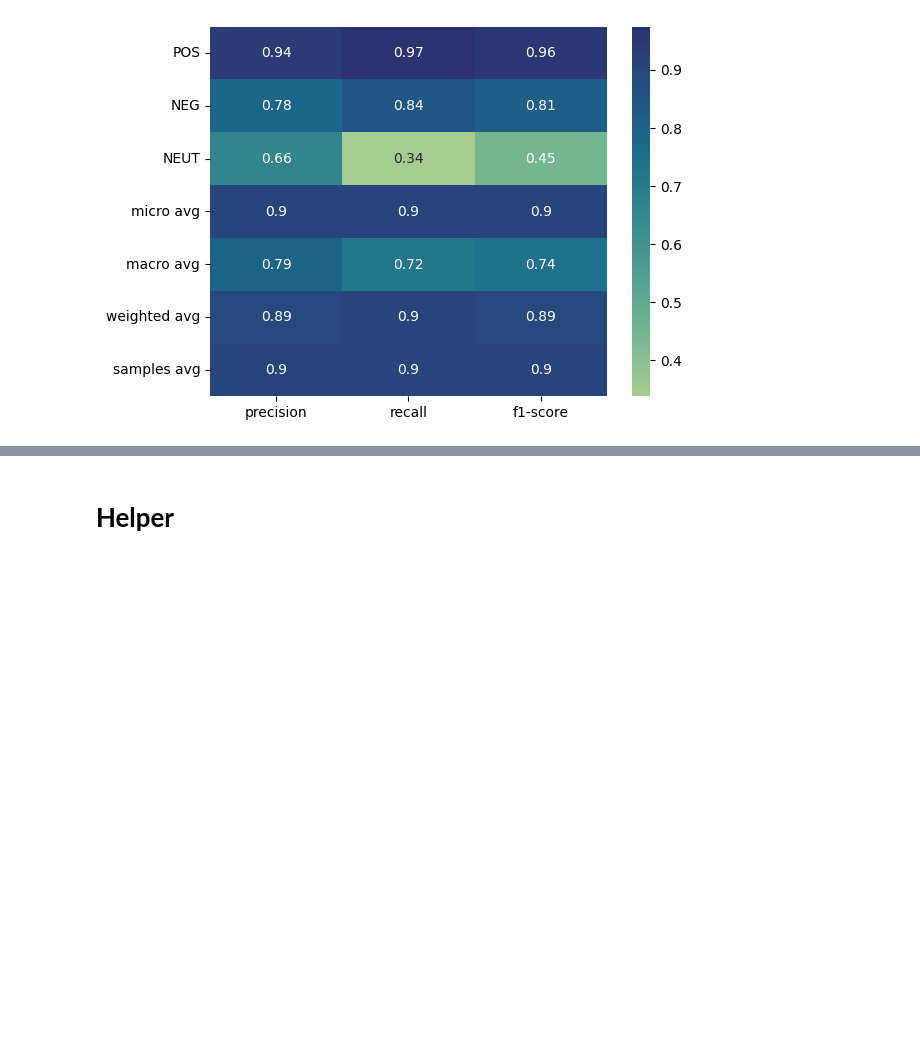
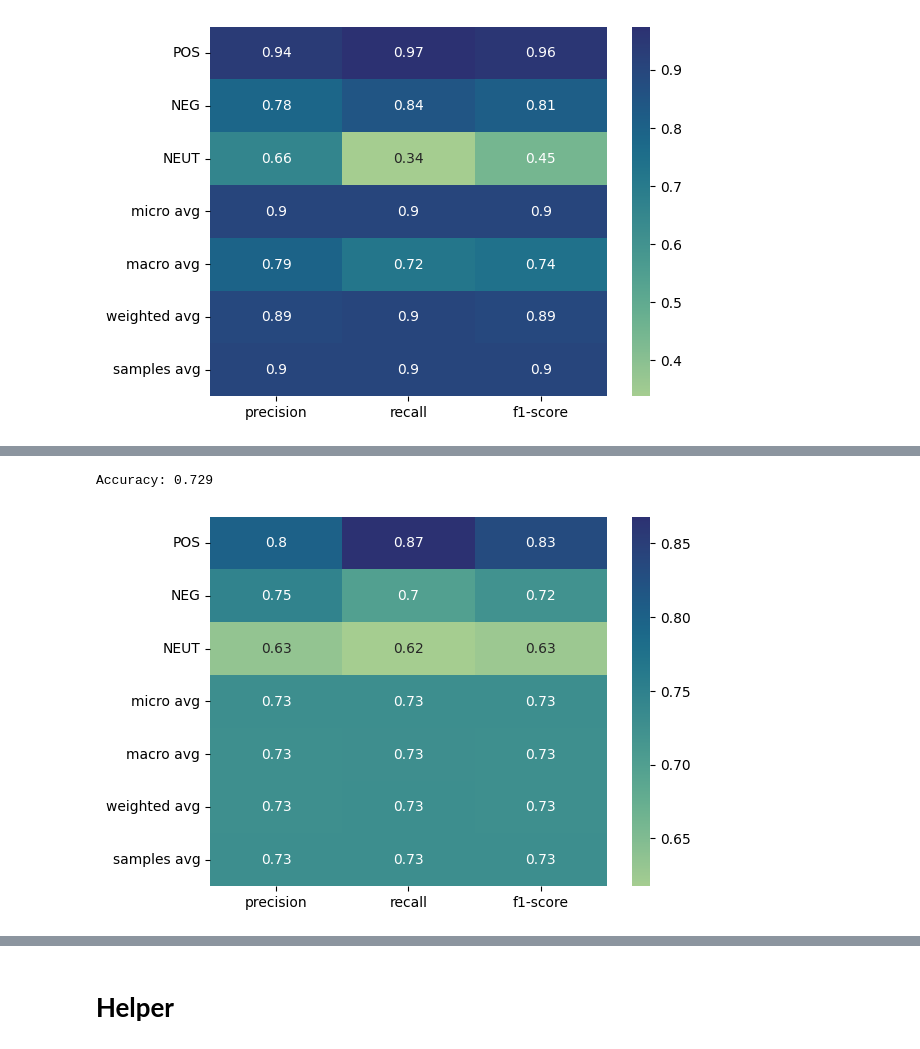
Before and after one commit to amirezzati/Reviews-Sentiment-Analysis, a Jupyter notebook: Reviews_Sentiment_Analysis.ipynb, the cells around one changed output, grey strips where cells are left out. Saved outputs shown, nothing was run; the diff lists cells and outputs as text; code cells hidden in the pictures; blank space fills up the shorter version.

```diff
--- a/Reviews_Sentiment_Analysis.ipynb
+++ b/Reviews_Sentiment_Analysis.ipynb
@@ -421,0 +795,4 @@ Accuracy: 0.9030971216090242
+# %%
+with tf.device('/GPU:0'):
+  display(model.evaluate([token_ids_test, attention_masks_test, token_type_ids_test], y_test_bert_OH, verbose=0))
+  y_pred = model.predict([token_ids_test, attention_masks_test, token_type_ids_test])
@@ -421,0 +802,11 @@ Accuracy: 0.9030971216090242
+# %%
+y_pred_OH = argmaxKeepDimensions(y_pred)
+accuray = accuracy_score(y_pred_OH, y_test_bert_OH)
+
+report = classification_report(y_test_bert_OH, y_pred_OH, target_names=['POS', 'NEG', 'NEUT'], output_dict=True)
+sb.heatmap(pd.DataFrame(report).iloc[:-1, :].T, annot=True, cmap='crest')
+
+print("Accuracy:", accuray)
+# %% [output]
+Accuracy: 0.729
+[figure, added]
```
Also changed, not shown: parts of 48 cells of this notebook.
